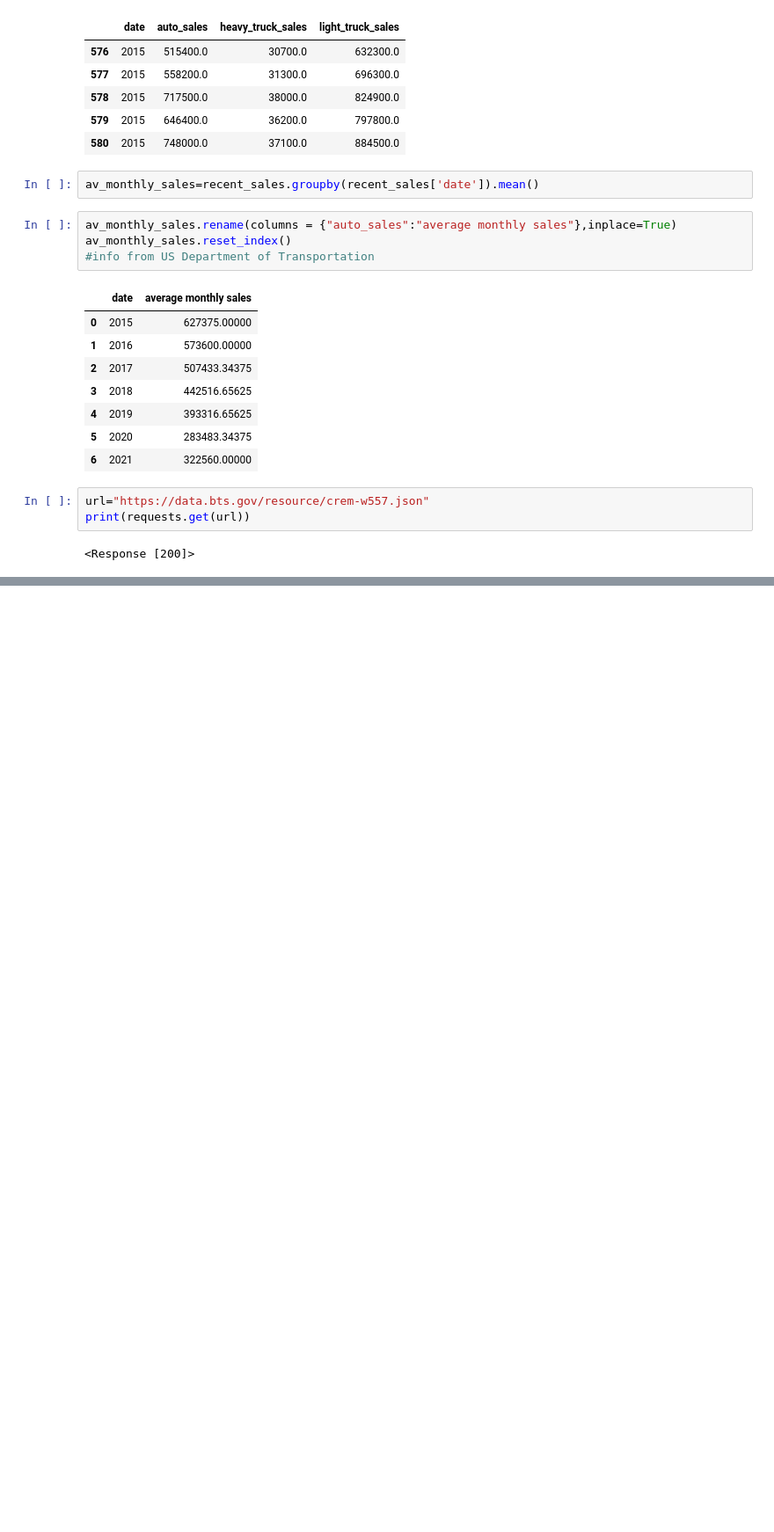
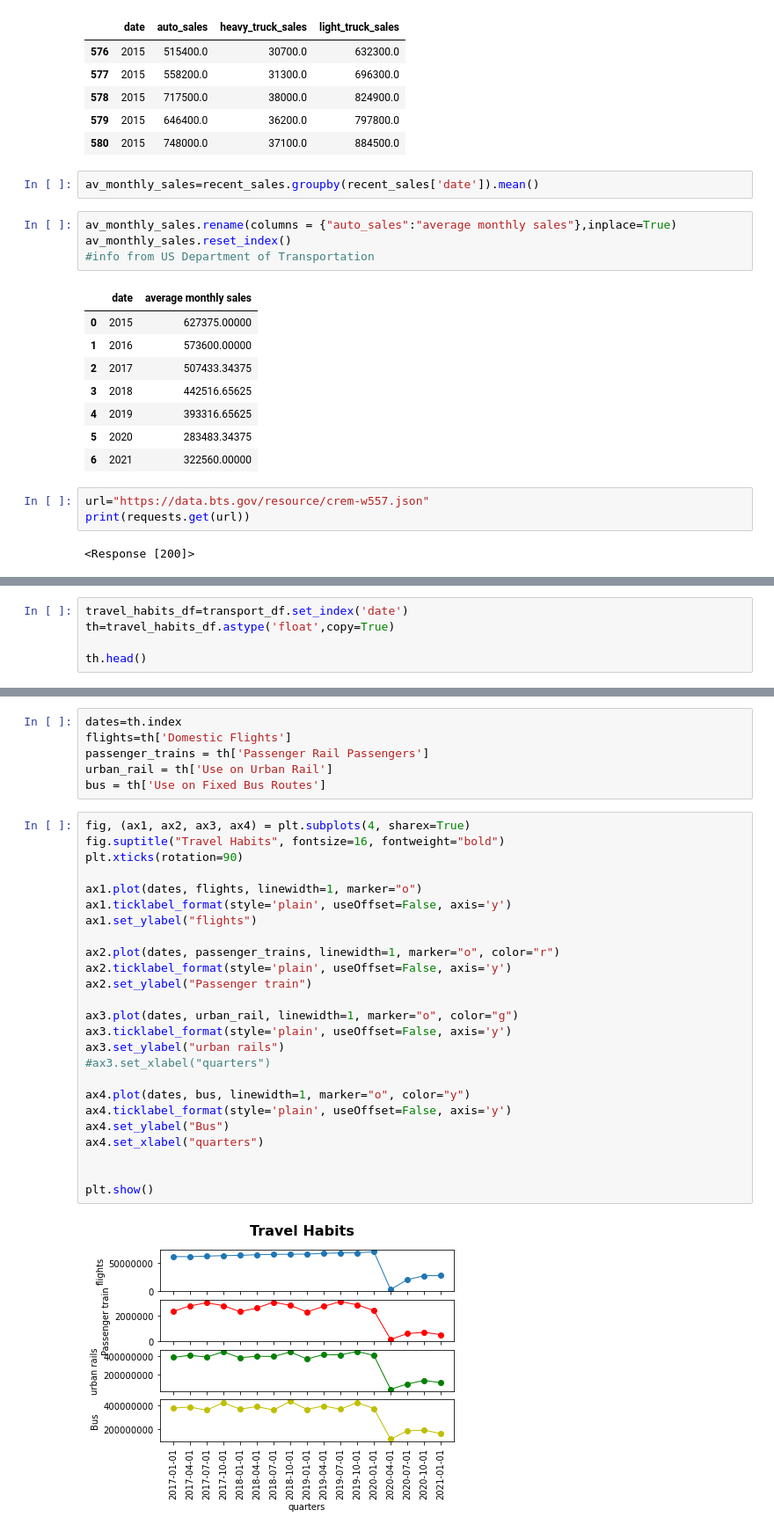
Before and after one commit to dakotajcollins/Car_Dealership, a Jupyter notebook: Dakota File/Dakota Workbook.ipynb, the cells around one changed output, grey strips where cells are left out. Shown at 88% size. Cells and saved outputs as stored; diff of their text form; blank space fills up the shorter version.

```diff
--- a/Dakota File/Dakota Workbook.ipynb
+++ b/Dakota File/Dakota Workbook.ipynb
@@ -143,0 +147,5 @@ lockdown_df.head(57)
+# %%
+travel_habits_df=transport_df.set_index('date')
+th=travel_habits_df.astype('float',copy=True)
+
+th.head()
@@ -143,0 +160,33 @@ lockdown_df.head(57)
+# %%
+dates=th.index
+flights=th['Domestic Flights']
+passenger_trains = th['Passenger Rail Passengers']
+urban_rail = th['Use on Urban Rail']
+bus = th['Use on Fixed Bus Routes']
+# %%
+fig, (ax1, ax2, ax3, ax4) = plt.subplots(4, sharex=True)
+fig.suptitle("Travel Habits", fontsize=16, fontweight="bold")
+plt.xticks(rotation=90)
+
+ax1.plot(dates, flights, linewidth=1, marker="o")
+ax1.ticklabel_format(style='plain', useOffset=False, axis='y')
+ax1.set_ylabel("flights")
+
+ax2.plot(dates, passenger_trains, linewidth=1, marker="o", color="r")
+ax2.ticklabel_format(style='plain', useOffset=False, axis='y')
+ax2.set_ylabel("Passenger train")
+
+ax3.plot(dates, urban_rail, linewidth=1, marker="o", color="g")
+ax3.ticklabel_format(style='plain', useOffset=False, axis='y')
+ax3.set_ylabel("urban rails")
+#ax3.set_xlabel("quarters")
+
+ax4.plot(dates, bus, linewidth=1, marker="o", color="y")
+ax4.ticklabel_format(style='plain', useOffset=False, axis='y')
+ax4.set_ylabel("Bus")
+ax4.set_xlabel("quarters")
+
+
+plt.show()
+# %% [output]
+[figure, added]
```
Also changed, not shown: parts of 15 cells of this notebook, 2 other files.
